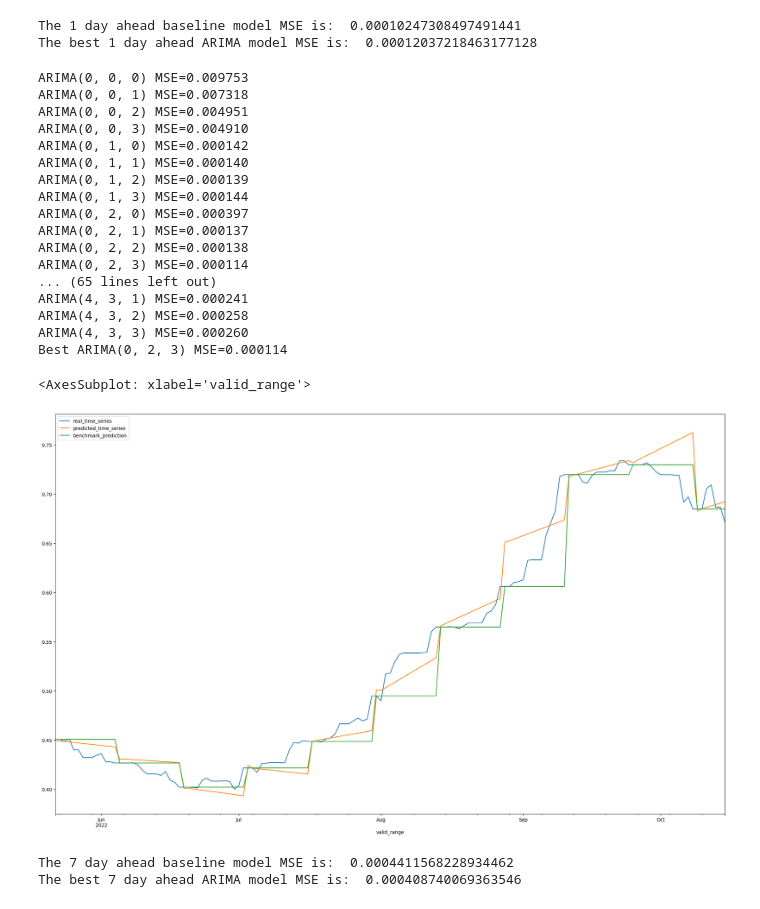
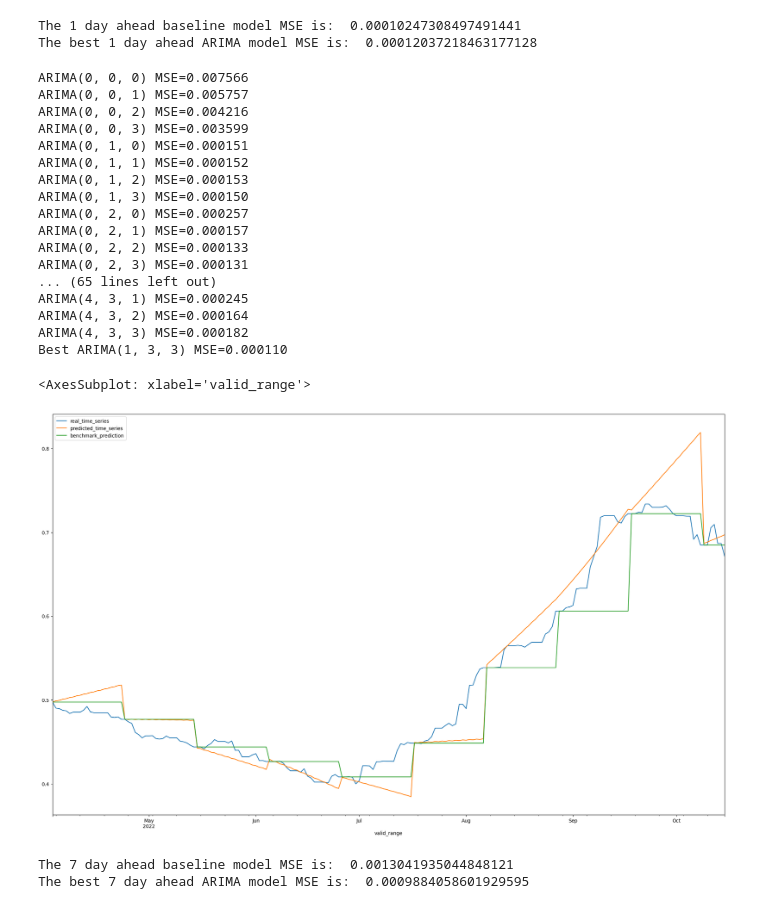
Before and after one commit to michael-fuest/DAiA-EON, a Jupyter notebook: TimeSeries.ipynb, the cells around one changed output. Cells and saved outputs as stored; diff of their text form; code cells hidden in the pictures.

```diff
--- a/TimeSeries.ipynb
+++ b/TimeSeries.ipynb
@@ -234,7 +234,7 @@ def forecast_price_long_term(X, arima_order, days, training = 0.90, type = 'df')
     res = res[train_size:]
     return res
 # %%
-def evaluate_models(dataset, p_values, d_values, q_values, days = 1):
+def evaluate_models(dataset, p_values, d_values, q_values, days = 1, train_size = 0.70):
     days = max(days, 1)
     best_score, best_cfg = float("inf"), None
     for p in p_values:
@@ -243,9 +243,9 @@ def evaluate_models(dataset, p_values, d_values, q_values, days = 1):
                 order = (p,d,q)
                 try:
                     if days == 1:
-                        mse = forecast_nextday_price(dataset, order, 0.70, 'error')
+                        mse = forecast_nextday_price(dataset, order, train_size, 'error')
                     else:
-                        mse = forecast_price_long_term(dataset, order, 3, 0.70, 'error')
+                        mse = forecast_price_long_term(dataset, order, 3, train_size, 'error')
                     if mse < best_score:
                         best_score, best_cfg = mse, order
                     print('ARIMA%s MSE=%.6f' % (order,mse))
@@ -285,31 +285,31 @@ print('The best 1 day ahead ARIMA model MSE is: ', mean_squared_error(res.real_t
 The 1 day ahead baseline model MSE is:  0.00010247308497491441
 The best 1 day ahead ARIMA model MSE is:  0.00012037218463177128
 # %%
-res = forecast_price_long_term(df, evaluate_models(df, p_values, d_values, q_values, 14), 14, 0.70, 'df')
+res = forecast_price_long_term(df, evaluate_models(df, p_values, d_values, q_values, 21, 0.60), 21, 0.60, 'df')
 res.plot(figsize = (25, 15))
 # %% [output]
-ARIMA(0, 0, 0) MSE=0.009753
-ARIMA(0, 0, 1) MSE=0.007318
-ARIMA(0, 0, 2) MSE=0.004951
-ARIMA(0, 0, 3) MSE=0.004910
-ARIMA(0, 1, 0) MSE=0.000142
-ARIMA(0, 1, 1) MSE=0.000140
-ARIMA(0, 1, 2) MSE=0.000139
-ARIMA(0, 1, 3) MSE=0.000144
-ARIMA(0, 2, 0) MSE=0.000397
-ARIMA(0, 2, 1) MSE=0.000137
-ARIMA(0, 2, 2) MSE=0.000138
-ARIMA(0, 2, 3) MSE=0.000114
+ARIMA(0, 0, 0) MSE=0.007566
+ARIMA(0, 0, 1) MSE=0.005757
+ARIMA(0, 0, 2) MSE=0.004216
+ARIMA(0, 0, 3) MSE=0.003599
+ARIMA(0, 1, 0) MSE=0.000151
+ARIMA(0, 1, 1) MSE=0.000152
+ARIMA(0, 1, 2) MSE=0.000153
+ARIMA(0, 1, 3) MSE=0.000150
+ARIMA(0, 2, 0) MSE=0.000257
+ARIMA(0, 2, 1) MSE=0.000157
+ARIMA(0, 2, 2) MSE=0.000133
+ARIMA(0, 2, 3) MSE=0.000131
 ... (65 lines left out)
-ARIMA(4, 3, 1) MSE=0.000241
-ARIMA(4, 3, 2) MSE=0.000258
-ARIMA(4, 3, 3) MSE=0.000260
-Best ARIMA(0, 2, 3) MSE=0.000114
+ARIMA(4, 3, 1) MSE=0.000245
+ARIMA(4, 3, 2) MSE=0.000164
+ARIMA(4, 3, 3) MSE=0.000182
+Best ARIMA(1, 3, 3) MSE=0.000110
 <AxesSubplot: xlabel='valid_range'>
-[figure, old version]
+[figure, new version]
 # %%
 print('The 7 day ahead baseline model MSE is: ', mean_squared_error(res.predicted_time_series, res.benchmark_prediction))
 print('The best 7 day ahead ARIMA model MSE is: ', mean_squared_error(res.real_time_series, res.predicted_time_series))
 # %% [output]
-The 7 day ahead baseline model MSE is:  0.0004411568228934462
-The best 7 day ahead ARIMA model MSE is:  0.000408740069363546
+The 7 day ahead baseline model MSE is:  0.0013041935044848121
+The best 7 day ahead ARIMA model MSE is:  0.0009884058601929595
```
